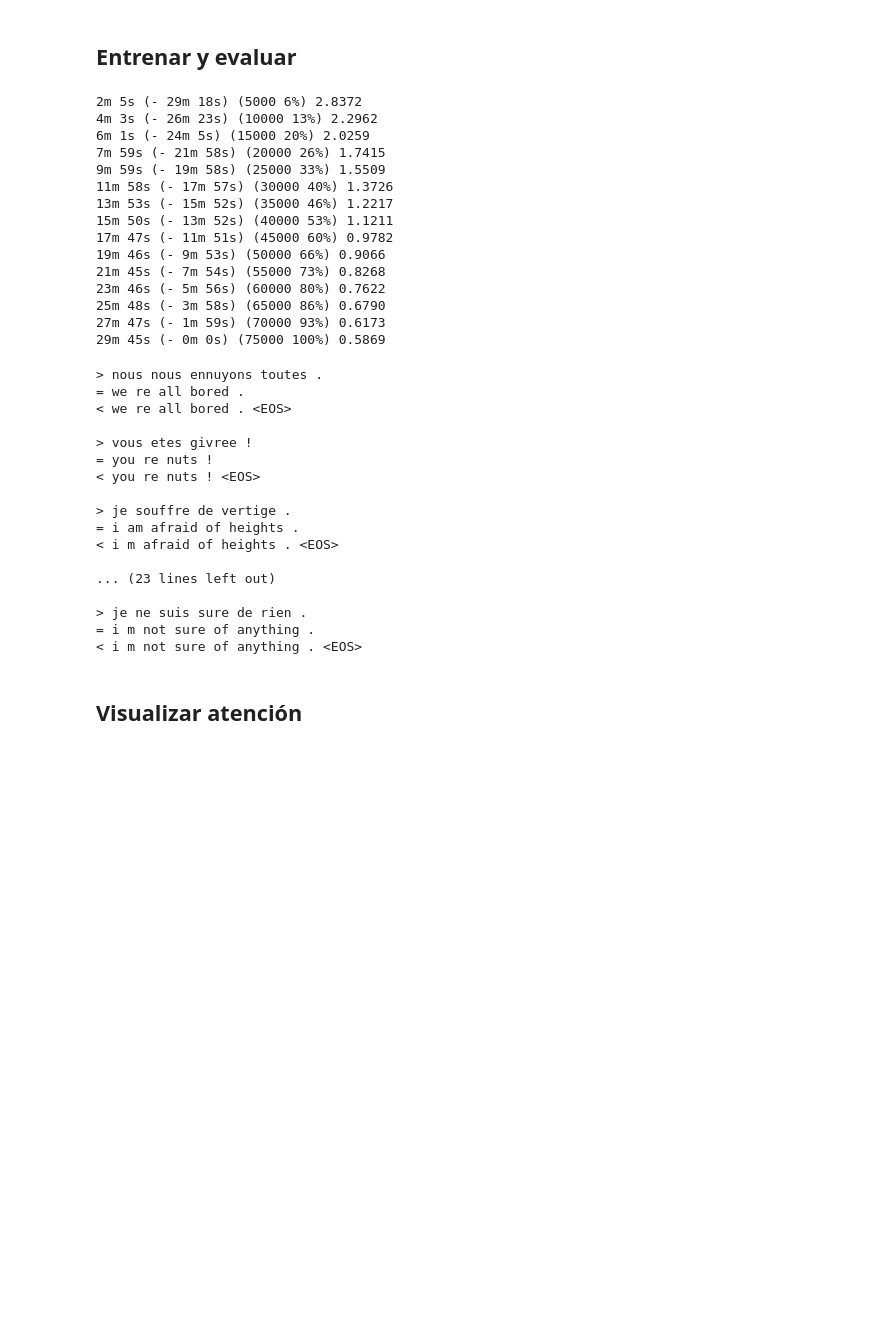
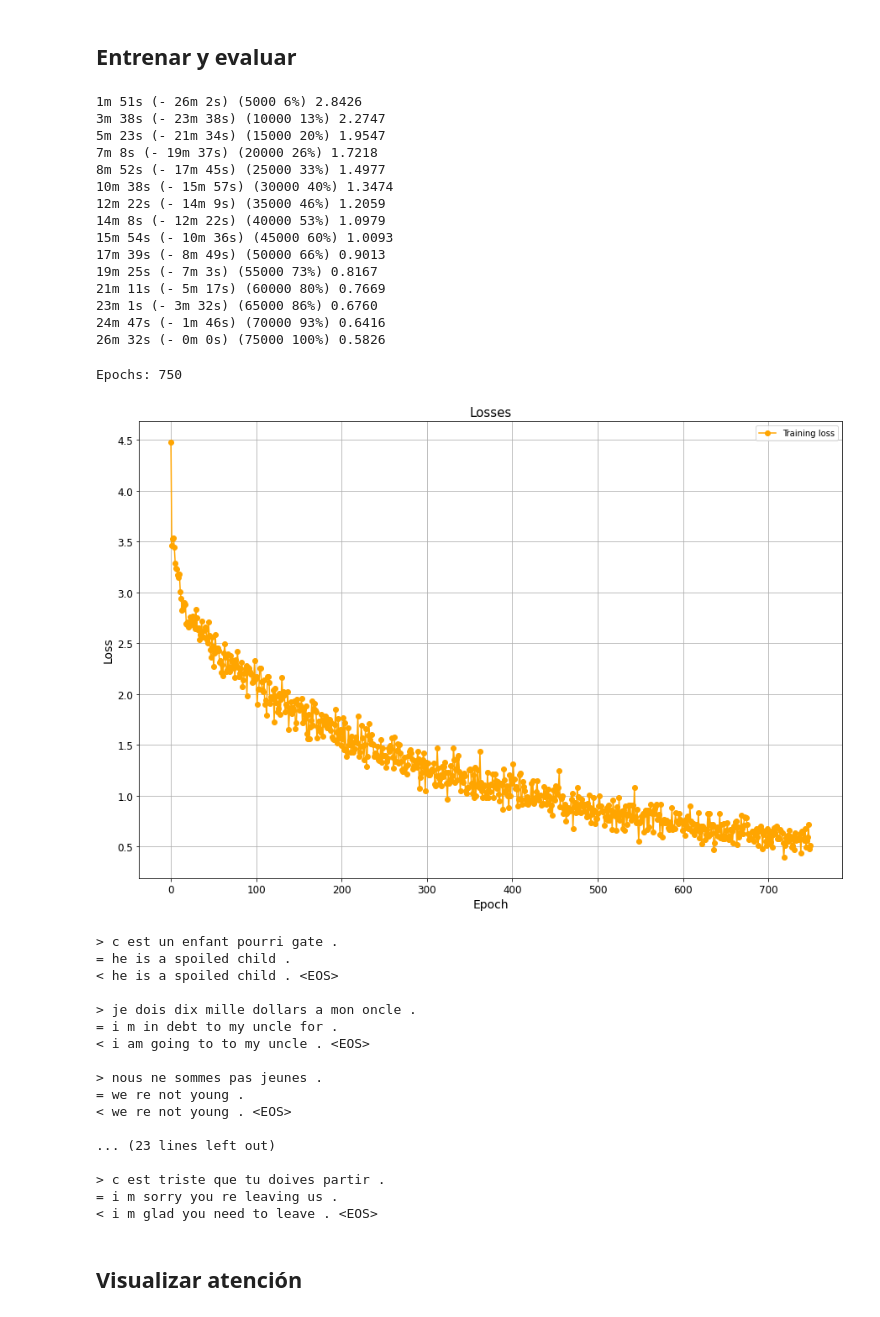
Before and after one commit to orlandxrf/curso-dl, a Jupyter notebook: notebooks/9b_AttentionMechanism.ipynb, the cells around one changed output. Cells and saved outputs as stored; diff of their text form; code cells hidden in the pictures; blank space fills up the shorter version.

```diff
--- a/notebooks/9b_AttentionMechanism.ipynb
+++ b/notebooks/9b_AttentionMechanism.ipynb
@@ -388,7 +388,7 @@ def trainIters(encoder, decoder, n_iters, print_every=1000, plot_every=100, lear
             plot_losses.append(plot_loss_avg)
             plot_loss_total = 0
 
-    showPlot(plot_losses)
+    return plot_losses
 # %% [markdown]
 ## Evaluación
 # %%
@@ -443,43 +443,64 @@ hidden_size = 256
 encoder1 = EncoderRNN(input_lang.n_words, hidden_size).to(device)
 attn_decoder1 = AttnDecoderRNN(hidden_size, output_lang.n_words, dropout_p=0.1).to(device)
 
-trainIters(encoder1, attn_decoder1, 75000, print_every=5000)
+plot_losses = trainIters(encoder1, attn_decoder1, 75000, print_every=5000)
 # %% [output]
-2m 5s (- 29m 18s) (5000 6%) 2.8372
-4m 3s (- 26m 23s) (10000 13%) 2.2962
-6m 1s (- 24m 5s) (15000 20%) 2.0259
-7m 59s (- 21m 58s) (20000 26%) 1.7415
-9m 59s (- 19m 58s) (25000 33%) 1.5509
-11m 58s (- 17m 57s) (30000 40%) 1.3726
-13m 53s (- 15m 52s) (35000 46%) 1.2217
-15m 50s (- 13m 52s) (40000 53%) 1.1211
-17m 47s (- 11m 51s) (45000 60%) 0.9782
-19m 46s (- 9m 53s) (50000 66%) 0.9066
-21m 45s (- 7m 54s) (55000 73%) 0.8268
-23m 46s (- 5m 56s) (60000 80%) 0.7622
-25m 48s (- 3m 58s) (65000 86%) 0.6790
-27m 47s (- 1m 59s) (70000 93%) 0.6173
-29m 45s (- 0m 0s) (75000 100%) 0.5869
+1m 51s (- 26m 2s) (5000 6%) 2.8426
+3m 38s (- 23m 38s) (10000 13%) 2.2747
+5m 23s (- 21m 34s) (15000 20%) 1.9547
+7m 8s (- 19m 37s) (20000 26%) 1.7218
+8m 52s (- 17m 45s) (25000 33%) 1.4977
+10m 38s (- 15m 57s) (30000 40%) 1.3474
+12m 22s (- 14m 9s) (35000 46%) 1.2059
+14m 8s (- 12m 22s) (40000 53%) 1.0979
+15m 54s (- 10m 36s) (45000 60%) 1.0093
+17m 39s (- 8m 49s) (50000 66%) 0.9013
+19m 25s (- 7m 3s) (55000 73%) 0.8167
+21m 11s (- 5m 17s) (60000 80%) 0.7669
+23m 1s (- 3m 32s) (65000 86%) 0.6760
+24m 47s (- 1m 46s) (70000 93%) 0.6416
+26m 32s (- 0m 0s) (75000 100%) 0.5826
+# %%
+# graficar las perdidas
+import matplotlib.pyplot as plt
+
+print (f"Epochs: {len(plot_losses)}")
+
+# Graficar accuracy y loss
+fig, ax = plt.subplots(figsize=(15,10))
+plt.plot(plot_losses, label='Training loss', marker='o', color='orange')
+plt.title('Losses', fontsize=15)
+plt.xlabel('Epoch', fontsize=14)
+plt.ylabel('Loss', fontsize=14)
+plt.xticks(fontsize=12)
+plt.yticks(fontsize=12)
+plt.grid()
+plt.legend()
+plt.savefig('/content/loss.png')
+plt.show()
+# %% [output]
+Epochs: 750
+[figure, added]
 # %%
 evaluateRandomly(encoder1, attn_decoder1)
 # %% [output]
-> nous nous ennuyons toutes .
-= we re all bored .
-< we re all bored . <EOS>
+> c est un enfant pourri gate .
+= he is a spoiled child .
+< he is a spoiled child . <EOS>
 
-> vous etes givree !
-= you re nuts !
-< you re nuts ! <EOS>
+> je dois dix mille dollars a mon oncle .
+= i m in debt to my uncle for .
+< i am going to to my uncle . <EOS>
 
-> je souffre de vertige .
-= i am afraid of heights .
-< i m afraid of heights . <EOS>
+> nous ne sommes pas jeunes .
+= we re not young .
+< we re not young . <EOS>
 
 ... (23 lines left out)
 
-> je ne suis sure de rien .
-= i m not sure of anything .
-< i m not sure of anything . <EOS>
+> c est triste que tu doives partir .
+= i m sorry you re leaving us .
+< i m glad you need to leave . <EOS>
 # %% [markdown]
 ## Visualizar atención
 # %%
```
Also changed, not shown: parts of 4 cells of this notebook.
